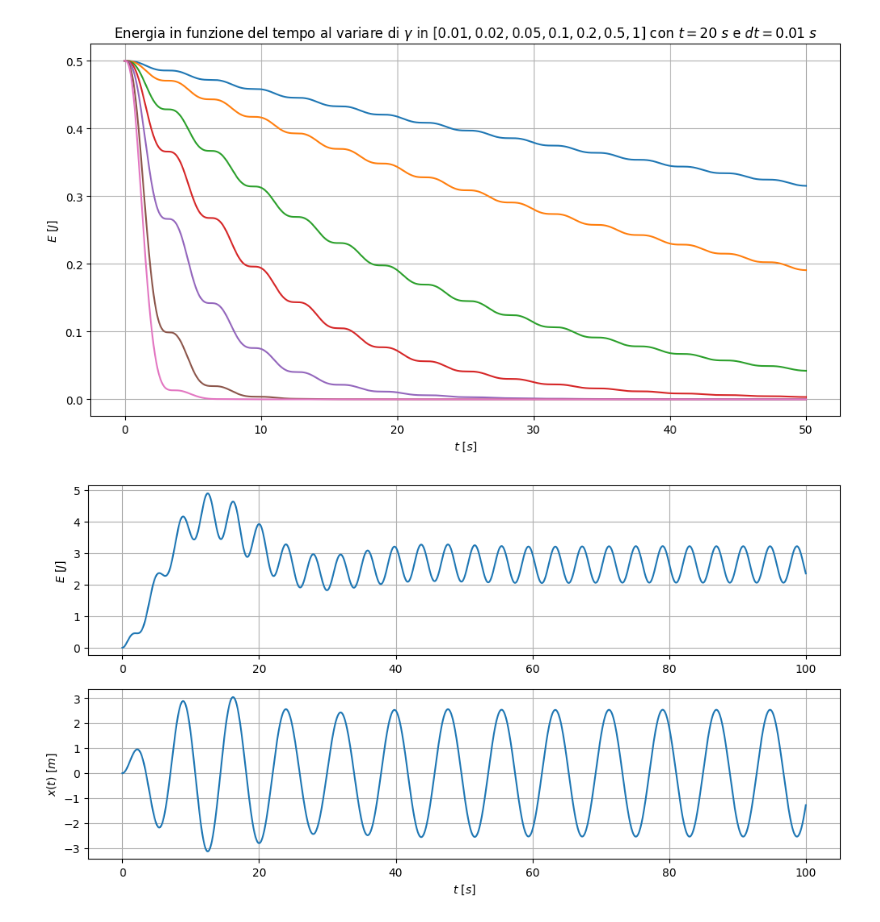
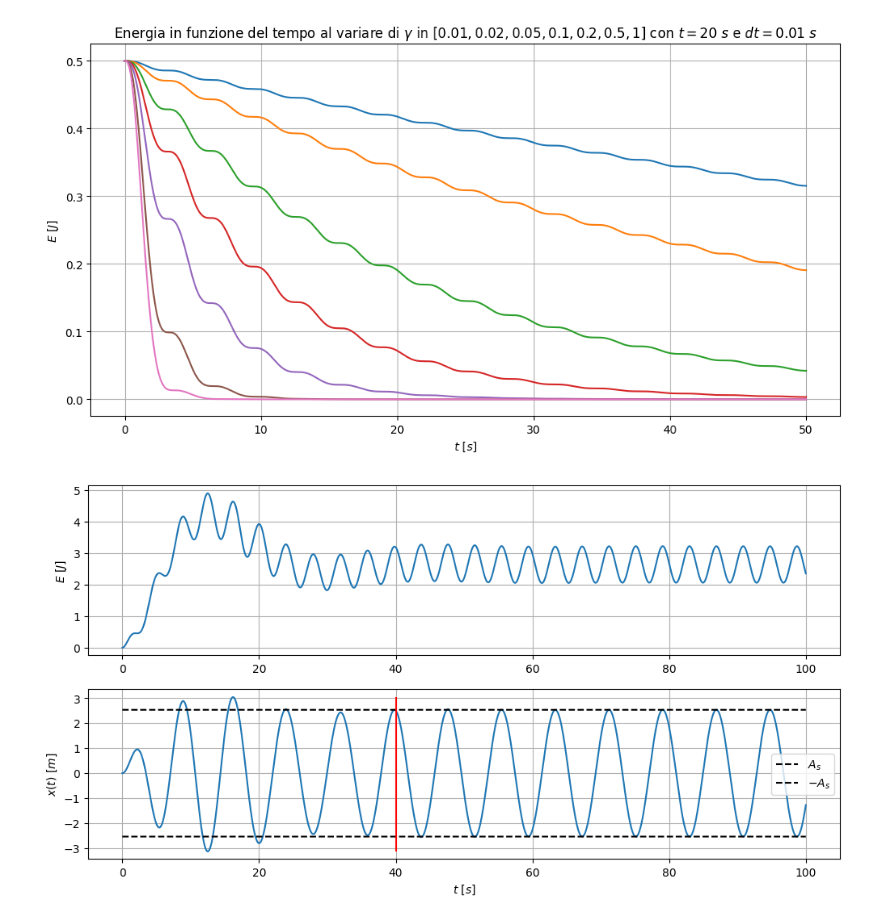
Before and after one commit to nicola-lamaddalena/computational_physics_course, a Jupyter notebook: ode/oscillatore_armonico/oscillatore_armonico.ipynb, the cells around one changed output. Saved outputs shown, nothing was run; the diff lists cells and outputs as text; code cells hidden in the pictures.

```diff
--- a/ode/oscillatore_armonico/oscillatore_armonico.ipynb
+++ b/ode/oscillatore_armonico/oscillatore_armonico.ipynb
@@ -69,21 +69,28 @@ plt.show()
 # %% [output]
 [figure]
 # %%
-omega0s, gammas, As, omegas = 1.0, 0.2, 1.0, 0.8
-ts, x0s, v0s = 100, 0.0, 0.0
-t_s = np.arange(0, ts, h1)
-pos, vel = rk4(x0=x0s, h=h1, times=t_s, A=As, omega0=omega0s, omega=omegas, gamma=gammas, v0=v0s)
-rk4_energy = energy(x=pos, v=vel, m=m, omega0=omega0s)
+omega01, gamma1, A1, omega1 = 1.0, 0.2, 1.0, 0.8
+time_costant = 4*(2/gamma1) # calcolo fine regime transitorio
+t1, x01, v01 = 100, 0.0, 0.0
+t_1 = np.arange(0, t1, h1)
+As = A1 / np.sqrt((omega01**2 - omega1**2)**2 + (gamma1 * omega1)**2)
+pos, vel = rk4(x0=x01, h=h1, times=t_1, A=A1, omega0=omega01, omega=omega1, gamma=gamma1, v0=v01)
+rk4_energy = energy(x=pos, v=vel, m=m, omega0=omega01)
 fig, (ax1, ax2) = plt.subplots(2,1)
-ax1.plot(t_s, rk4_energy)
+ax1.plot(t_1, rk4_energy)
 ax1.set_ylabel(r"$E\ [J]$")
 ax1.grid(True)
 ax2.set_ylabel(r"$x(t)\ [m]$")
 ax2.set_xlabel(r"$t\ [s]$")
 ax2.grid(True)
-ax2.plot(t_s, pos)
+ax2.plot(t_1, pos)
+A_s = np.ones(len(t_1))*As
+ax2.plot(t_1, A_s, "--", color="black", label=r"$A_s$")
+ax2.plot(t_1, -A_s, "--", color="black", label=r"$-A_s$")
+ax2.vlines(time_costant, ymin=min(pos), ymax=max(pos), color="red")
+ax2.legend()
 
 plt.show()
 # %% [output]
-[figure, old version]
+[figure, new version]
 # %%
```
Also changed, not shown: parts of 3 cells of this notebook, 1 other file.
